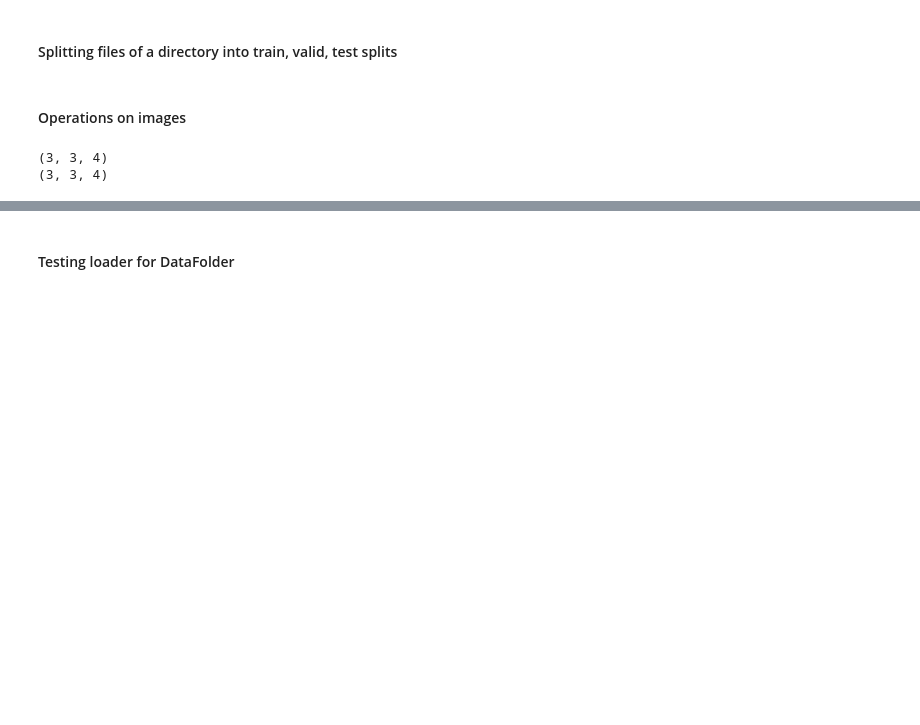
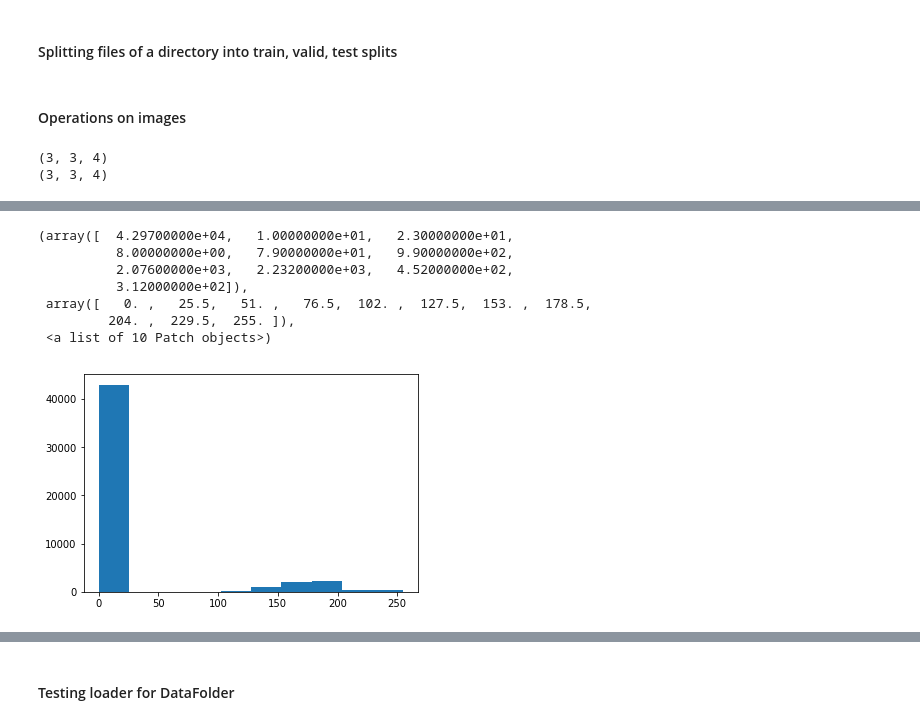
Before and after one commit to adrianalbert/citygan, a Jupyter notebook: experiments/scratch & testing.ipynb, the cells around one changed output, grey strips where cells are left out. Drawn from its saved outputs; the diff is of its cells as text; code cells hidden in the pictures; blank space fills up the shorter version.

```diff
--- a/experiments/scratch & testing.ipynb
+++ b/experiments/scratch & testing.ipynb
@@ -112,0 +165,11 @@ array([[[ 0.71273009,  0.28769977,  0.78122466,  0.23158882],
+# %%
+plt.hist(img_pil.flatten())
+# %% [output]
+(array([  4.29700000e+04,   1.00000000e+01,   2.30000000e+01,
+          8.00000000e+00,   7.90000000e+01,   9.90000000e+02,
+          2.07600000e+03,   2.23200000e+03,   4.52000000e+02,
+          3.12000000e+02]),
+ array([   0. ,   25.5,   51. ,   76.5,  102. ,  127.5,  153. ,  178.5,
+         204. ,  229.5,  255. ]),
+ <a list of 10 Patch objects>)
+[figure, added]
```
Also changed, not shown: parts of 35 cells of this notebook, 6 other files.
